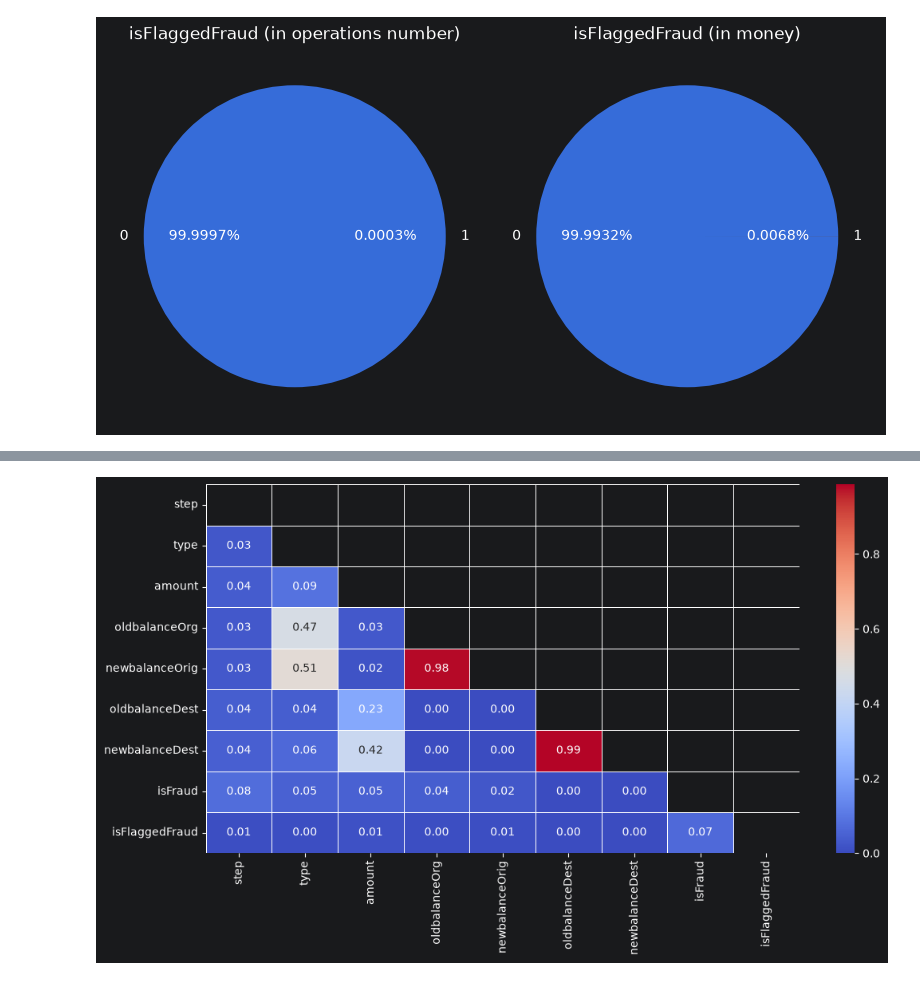
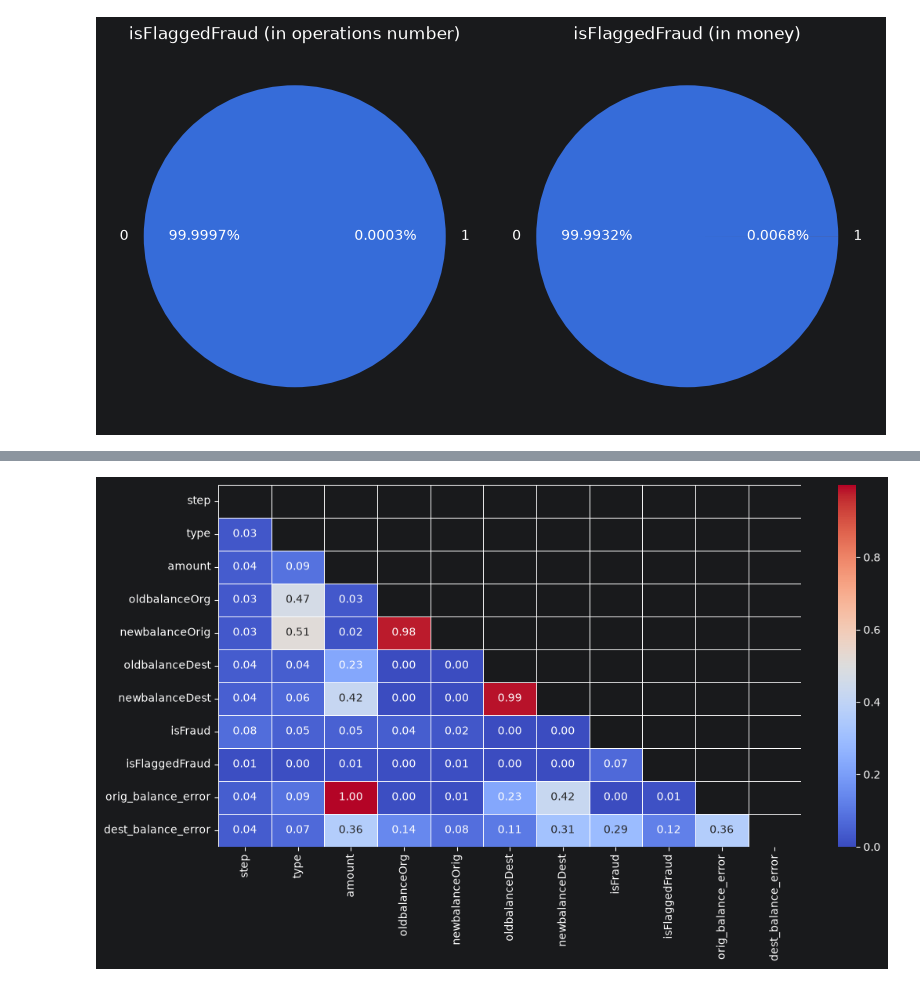
Before and after one commit to blbl-blbl/kaggle-Financial-Fraud-Detection-Dataset, a Jupyter notebook: notebooks/01_eda.ipynb, the cells around one changed output, grey strips where cells are left out. Cells and saved outputs as stored; diff of their text form; code cells hidden in the pictures.

```diff
--- a/notebooks/01_eda.ipynb
+++ b/notebooks/01_eda.ipynb
@@ -378,0 +444,8 @@ plt.show()
+# %%
+df['orig_balance_error'] = (
+    df['oldbalanceOrg'] - df['amount'] - df['newbalanceOrig']
+)
+
+df['dest_balance_error'] = (
+    df['oldbalanceDest'] + df['amount'] - df['newbalanceDest']
+)
@@ -408,12 +637,14 @@ plt.show()
 # %%
-interval_cols = ['step', 'amount', 'oldbalanceOrg', 'newbalanceOrig', 'oldbalanceDest', 'newbalanceDest', 'isFraud', 'isFlaggedFraud']
+interval_cols = ['step', 'amount', 'oldbalanceOrg', 'newbalanceOrig',
+                 'oldbalanceDest', 'newbalanceDest', 'isFraud',
+                 'isFlaggedFraud', 'dest_balance_error', 'orig_balance_error']
 corr_data = df.drop(['nameDest', 'nameOrig'], axis=1).phik_matrix(interval_cols=interval_cols)
 
 plt.figure(figsize=(12, 6))
 mask = np.triu(np.ones_like(corr_data, dtype=bool))
 sns.heatmap(data=corr_data, annot=True,
             fmt='.2f', linewidths=0.5,
             cmap='coolwarm', mask=mask)
 plt.show()
 # %% [output]
-[figure, old version]
+[figure, new version]
```
Also changed, not shown: parts of 21 cells of this notebook.
